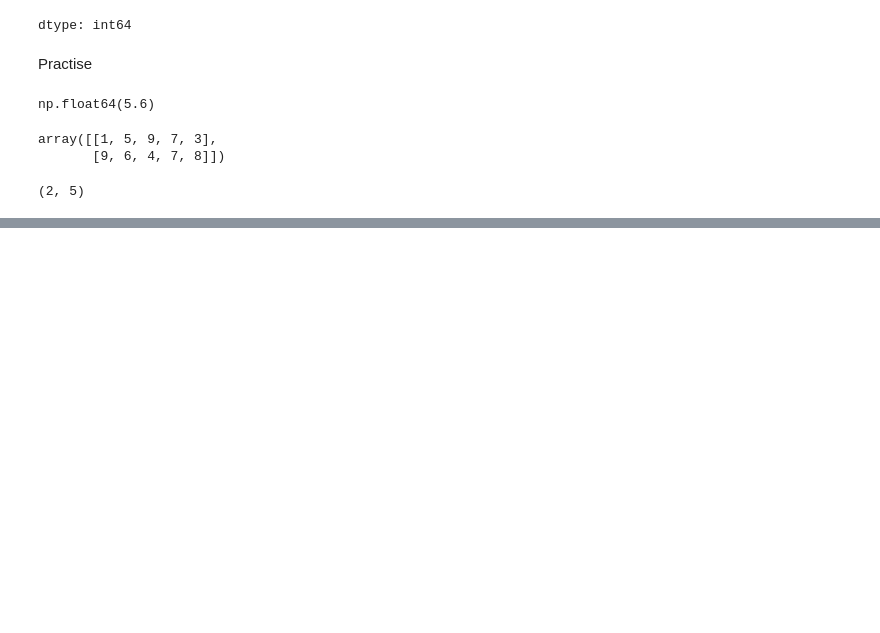
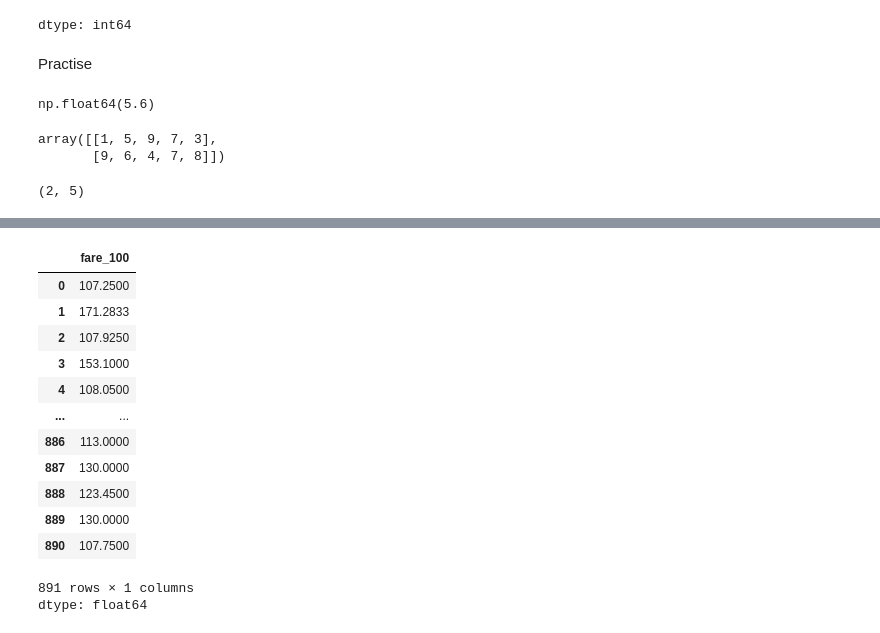
Before and after one commit to Pritishcoder07/AIML-ALGROITHM, a Jupyter notebook: DAY 2 .ipynb, the cells around one changed output, grey strips where cells are left out. Saved outputs shown, nothing was run; the diff lists cells and outputs as text; code cells hidden in the pictures; blank space fills up the shorter version.

```diff
--- a/DAY 2 .ipynb
+++ b/DAY 2 .ipynb
@@ -533,3 +533,8 @@ df = arr4
 df.shape
 # %% [output]
 (2, 5)
+# %%
+import pandas as pd
+url = "https://raw.githubusercontent.com/mwaskom/seaborn-data/master/titanic.csv"
+df = pd.read_csv(url)
+df.head()
@@ -535,0 +548,18 @@ df.shape
+# %%
+df["fare_100"]=df["fare"]+100
+df["fare_100"]
+# %% [output]
+|  | fare_100 |
+| 0 | 107.2500 |
+| 1 | 171.2833 |
+| 2 | 107.9250 |
+| 3 | 153.1000 |
+| 4 | 108.0500 |
+| ... | ... |
+| 886 | 113.0000 |
+| 887 | 130.0000 |
+| 888 | 123.4500 |
+| 889 | 130.0000 |
+| 890 | 107.7500 |
+891 rows × 1 columns
+dtype: float64
```
Also changed, not shown: parts of 2 cells of this notebook.
